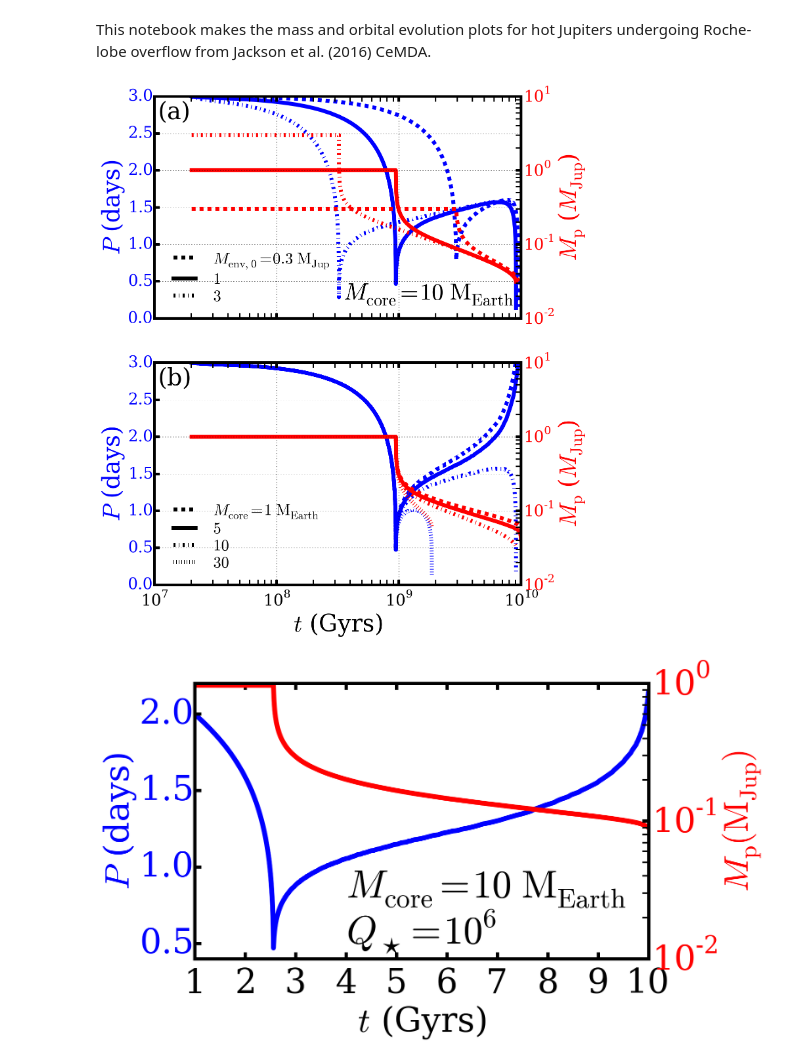
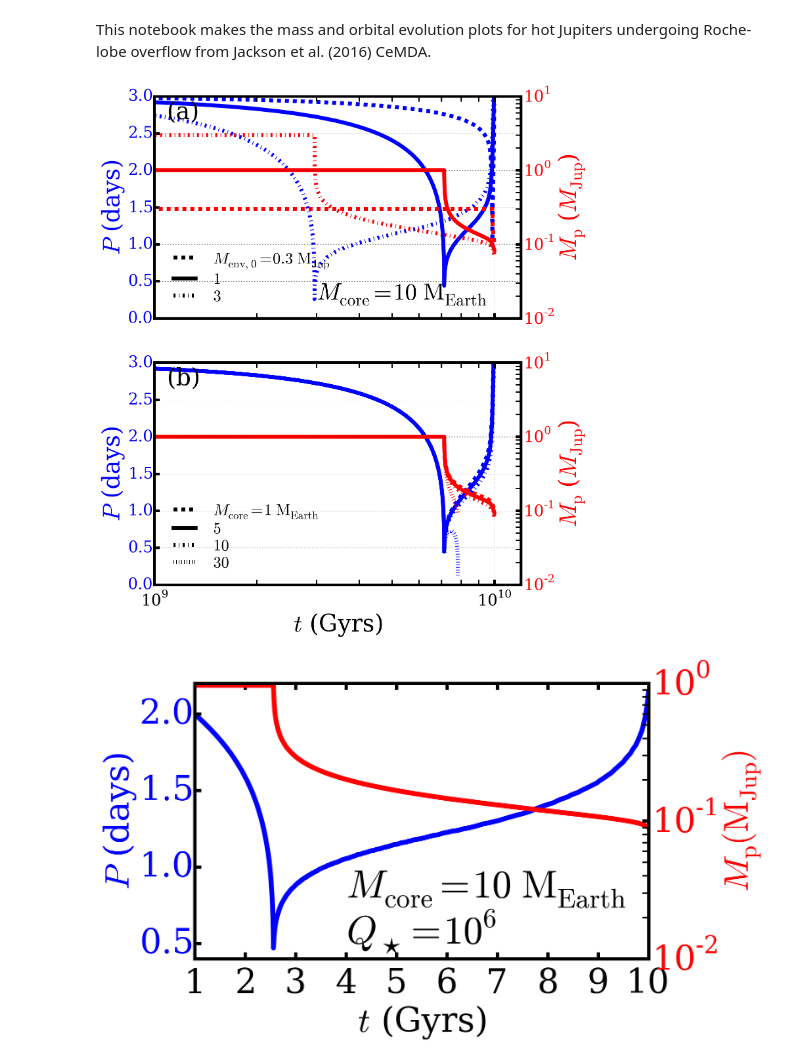
Before and after one commit to decaelus/CeMDA_tidal_evol, a Jupyter notebook: plot_mass_orbital_evolution_variable-Mp0-Mcore.ipynb, the cells around one changed output. Cells and saved outputs as stored; diff of their text form; code cells hidden in the pictures.

```diff
--- a/plot_mass_orbital_evolution_variable-Mp0-Mcore.ipynb
+++ b/plot_mass_orbital_evolution_variable-Mp0-Mcore.ipynb
@@ -21,6 +21,8 @@ initial_masses = [0.3*cds.Mjup, 1.*cds.Mjup, 3.*cds.Mjup]
 #Then variable cores
 core_masses = [1.*cds.Mgeo, 5.*cds.Mgeo, 10.*cds.Mgeo, 30.*cds.Mgeo]
 # %%
+qs = 6
+
 fig = plt.figure(figsize=(10,10*4./3))
 ax1 = fig.add_subplot(211)
 
@@ -45,8 +47,8 @@ ax2.set_ylabel('$M_\mathrm{p}$ ($M_\mathrm{Jup}$)', color='r', fontsize=36)
 for cur_initial_mass in initial_masses:
     ls = next(linecycler)
 
-    directory = (glob.glob('./MESA/RLO_calculations/Mpinit_%.1f*10.00_ME*20_Myr_old_qs5' %
-                           cur_initial_mass.value))
+    directory = (glob.glob('./MESA/RLO_calculations/Mpinit_%.1f*10.00_ME*20_Myr_old_qs%i' %
+                           (cur_initial_mass.value, qs)))
 #    directory = (glob.glob('./MESA/make_planets_initial-RLO_variable-core/models/*MJup_*%.1f*_ME*_qs7' %
 #                            cur_initial_mass.value))
     if(len(directory) == 0):
@@ -78,15 +80,17 @@ leg.draw_frame(False)
 for legobj in leg.legendHandles:
     legobj.set_color('black')
 
-#ax1.set_xlim([5e8, 10e9])
+ax1.set_xlim([1e9, 12e9])
 ax1.set_ylim([0, 3.0])
 #ax2.set_ylim([1e-2, 0.1])
 
 ax1.xaxis.set_major_formatter(plt.NullFormatter())
 ax2.xaxis.set_major_formatter(plt.NullFormatter())
 
-ax1.text(1.1e7, 2.7, '(a)', fontsize=36)
-ax1.text(3.5e8, 0.25, '$M_{\\rm core} = 10\ {\\rm M_{Earth}}$', fontsize=36)
+# ax1.text(1.1e7, 2.7, '(a)', fontsize=36)
+# ax1.text(3.5e8, 0.25, '$M_{\\rm core} = 10\ {\\rm M_{Earth}}$', fontsize=36)
+ax1.text(1.1e9, 2.7, '(a)', fontsize=36)
+ax1.text(3e9, 0.25, '$M_{\\rm core} = 10\ {\\rm M_{Earth}}$', fontsize=36)
 
 #Mpinit = 1 MJup/variable Mcore models
 lines = []
@@ -109,43 +113,45 @@ linecycler = cycle(["--","-","-.",":"])
 for cur_core_mass in core_masses:
     ls = next(linecycler)
 
-    directory = (glob.glob('./MESA/RLO_calculations/*1.00_MJup*%i*_ME*20_Myr_old_qs5' % cur_core_mass.value))
+    directory = (glob.glob('./MESA/RLO_calculations/*1.00_MJup*%i*_ME*20_Myr_old_qs%i' % (cur_core_mass.value, qs)))
 
 #     directory = (glob.glob('./MESA/make_planets_initial-RLO_variable-core/models/*MJup_*%.1f*_ME*_qs7' %
 #                             cur_core_mass.value))
     if(len(directory) == 0):
         continue
 
     hst = ms.MesaData(file_name=directory[0] + '/binary_history.data')
     lines.extend(ax1.semilogx(hst.data('age'), hst.data('period_days'), ls=ls, color='b', lw=6))
     ax2.loglog(hst.data('age'), hst.data('star_1_mass')*Msol_to_MJup,
                  ls=ls, color='r', lw=6)
 
 for tl in ax1.get_yticklabels():
     tl.set_color('b')
 for tl in ax2.get_yticklabels():
     tl.set_color('r')
 
 #ax1.text(3e8, 2.7, '$M_{\\rm p,\ 0} = 1\ {\\rm M_{Jup}}$', fontsize=36)
 line_names = ["$M_{\\rm core} = %i\ {\\rm M_{Earth}}$" % core_masses[0].value]
 for cur_core_mass in core_masses[1:]:
     line_names.extend(["$%i$" % cur_core_mass.value])
 
 handles, labels = ax1.get_legend_handles_labels()
 leg = ax1.legend(lines, line_names, labelspacing=0.1, loc='lower left', fontsize=24)
 leg.draw_frame(False)
 #set the line color of each legend object
 for legobj in leg.legendHandles:
     legobj.set_color('black')
 
-#ax1.set_xlim([5e8, 10e9])
+ax1.set_xlim([1e9, 12e9])
 ax1.set_ylim([0, 3.0])
 
-ax1.text(1.1e7, 2.7, '(b)', fontsize=36)
+#ax1.text(1.1e7, 2.7, '(b)', fontsize=36)
+ax1.text(1.1e9, 2.7, '(b)', fontsize=36)
 
-fig.savefig('plot_mass_orbital_evolution_variable-Mp0-Mcore.eps', dpi=1000, bbox_inches ='tight')
+#fig.savefig('plot_mass_orbital_evolution_variable-Mp0-Mcore.eps', dpi=1000, bbox_inches ='tight')
+fig.savefig('plot_mass_orbital_evolution_variable-Mp0-Mcore_qs6.eps', dpi=1000, bbox_inches ='tight')
 # %% [output]
-[figure, old version]
+[figure, new version]
 # %%
 fig = plt.figure(figsize=(10,10*4./3))
 ax1 = fig.add_subplot(211)
```
Also changed, not shown: 6 other files.
